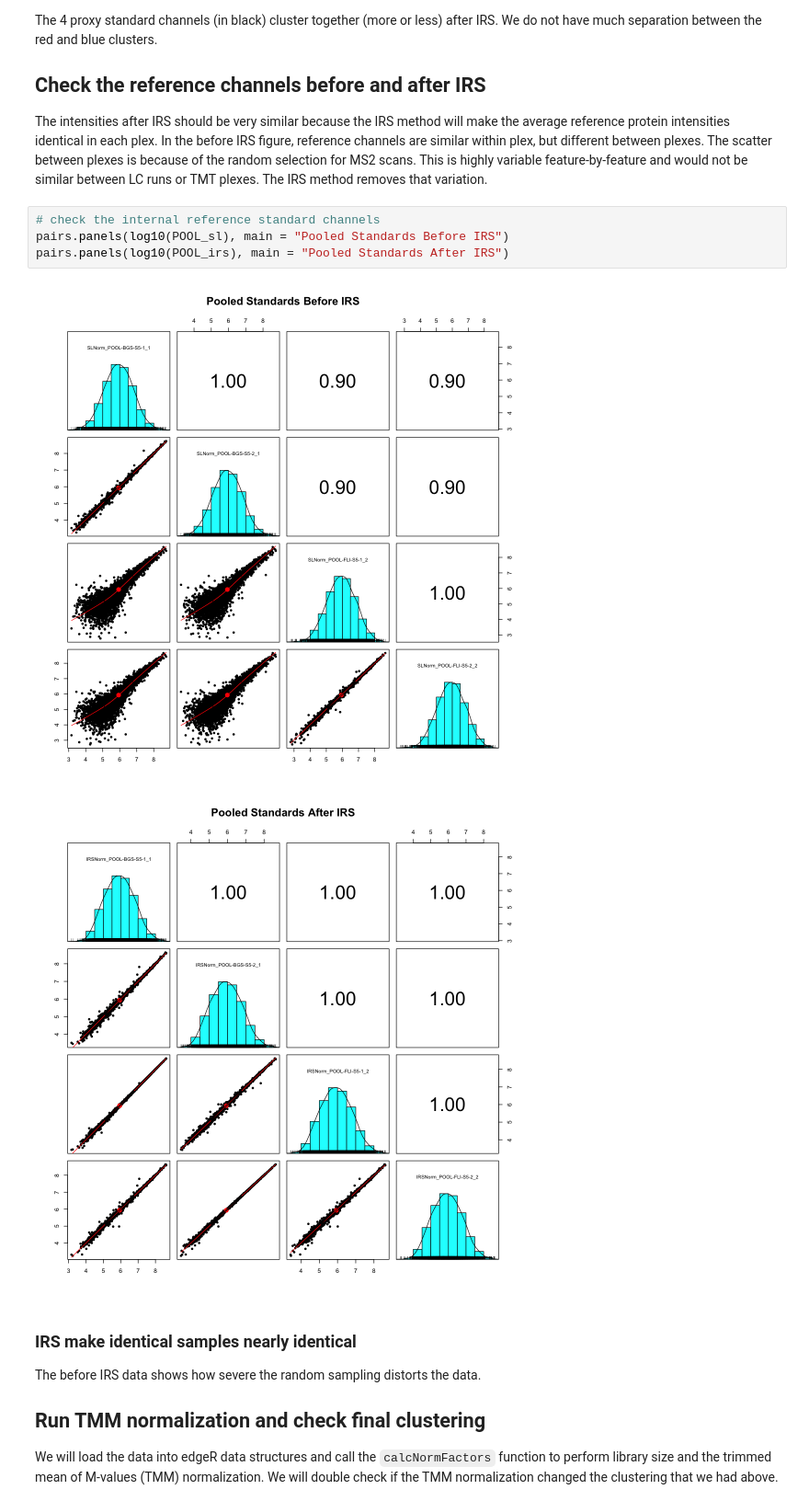
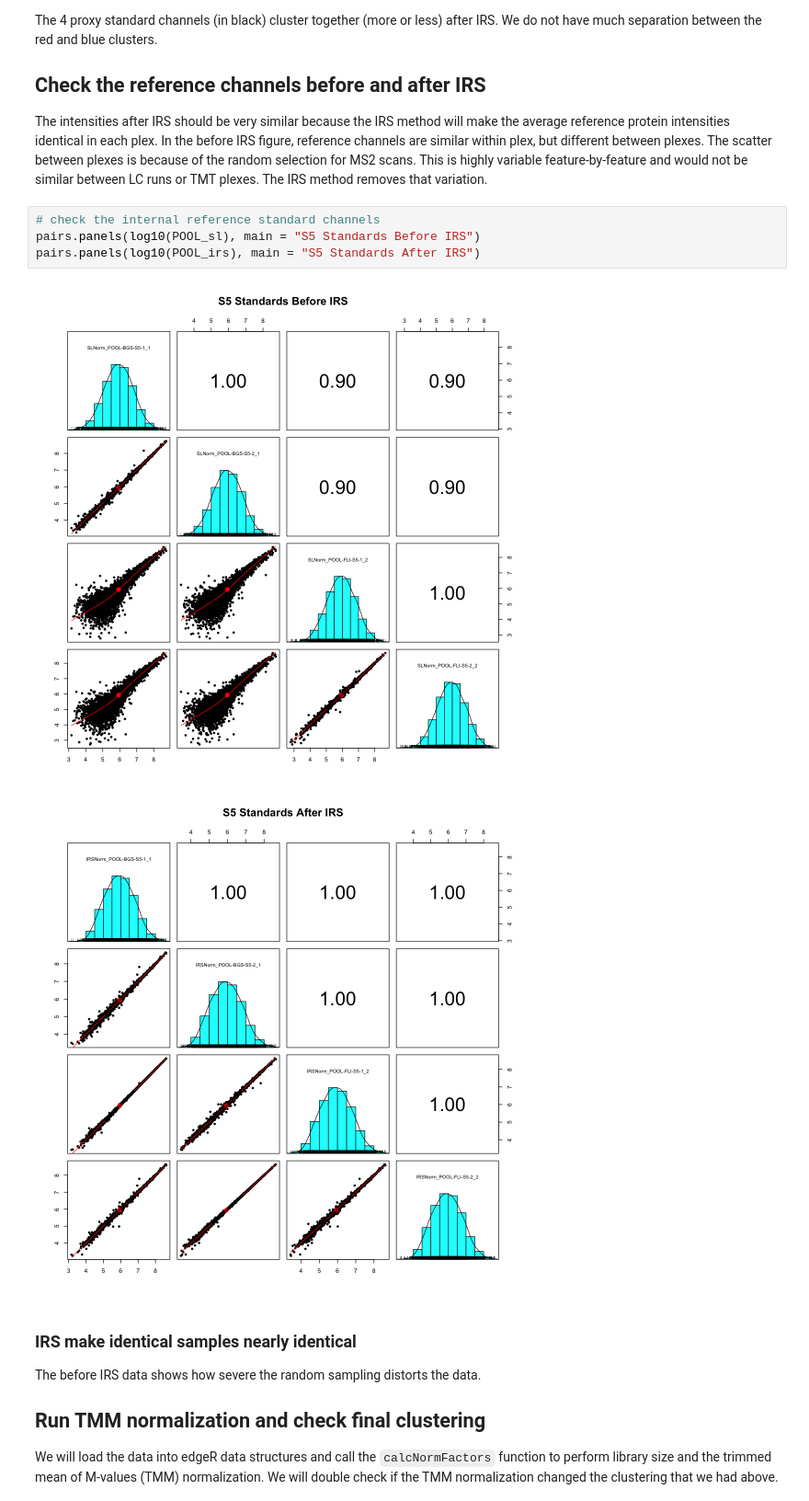
Before and after one commit to pwilmart/PXD011691_reanalysis, a Jupyter notebook: PAW-TMT_results-files/PXD011691_IRS_QC-checks.ipynb, the cells around one changed output. Shown at 92% size. Cells and saved outputs as stored; diff of their text form.

```diff
--- a/PAW-TMT_results-files/PXD011691_IRS_QC-checks.ipynb
+++ b/PAW-TMT_results-files/PXD011691_IRS_QC-checks.ipynb
@@ -287,11 +269,11 @@ The 4 proxy standard channels (in black) cluster together (more or less) after I
 The intensities after IRS should be very similar because the IRS method will make the average reference protein intensities identical in each plex. In the before IRS figure, reference channels are similar within plex, but different between plexes. The scatter between plexes is because of the random selection for MS2 scans. This is highly variable feature-by-feature and would not be similar between LC runs or TMT plexes. The IRS method removes that variation.
 # %%
 # check the internal reference standard channels
-pairs.panels(log10(POOL_sl), main = "Pooled Standards Before IRS")
-pairs.panels(log10(POOL_irs), main = "Pooled Standards After IRS")
+pairs.panels(log10(POOL_sl), main = "S5 Standards Before IRS")
+pairs.panels(log10(POOL_irs), main = "S5 Standards After IRS")
 # %% [output]
-[figure, old version]
+[figure, new version]
-[figure, old version]
+[figure, new version]
 # %% [markdown]
 ### IRS make identical samples nearly identical
 
```
Also changed, not shown: parts of 4 cells of this notebook, 21 other files.
